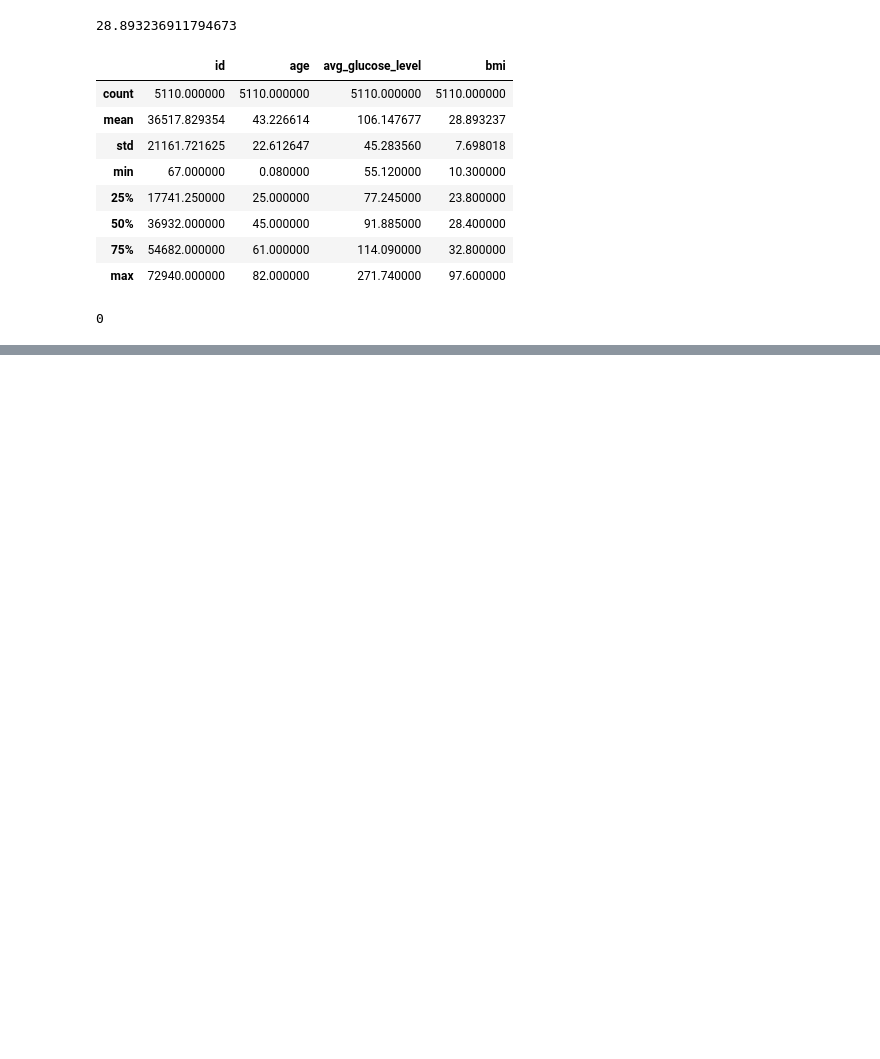
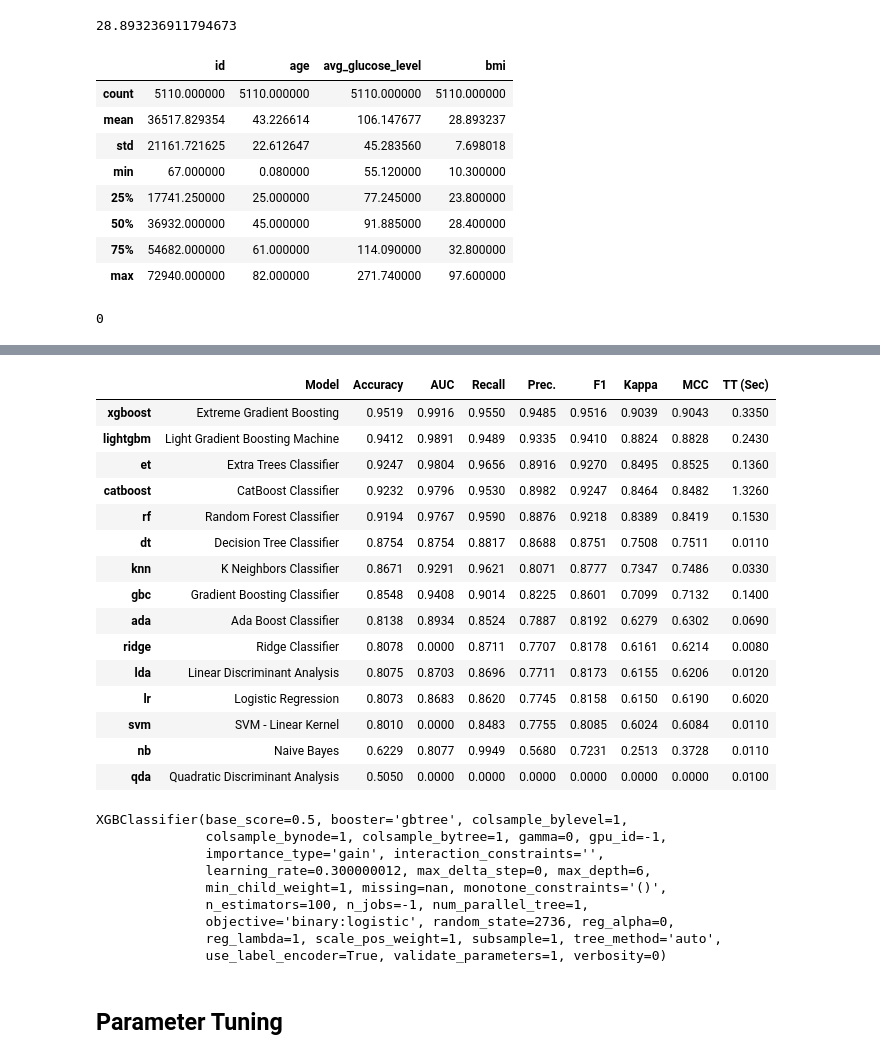
Before and after one commit to SDLoyd/Stroke, a Jupyter notebook: code/stroke.ipynb, the cells around one changed output, grey strips where cells are left out. Saved outputs shown, nothing was run; the diff lists cells and outputs as text; code cells hidden in the pictures; blank space fills up the shorter version.

```diff
--- a/code/stroke.ipynb
+++ b/code/stroke.ipynb
@@ -111,0 +310,30 @@ stroke_df.bmi.isnull().sum()
+# %%
+compare_models()
+# %% [output]
+|  | Model | Accuracy | AUC | Recall | Prec. | F1 | Kappa | MCC | TT (Sec) |
+| xgboost | Extreme Gradient Boosting | 0.9519 | 0.9916 | 0.9550 | 0.9485 | 0.9516 | 0.9039 | 0.9043 | 0.3350 |
+| lightgbm | Light Gradient Boosting Machine | 0.9412 | 0.9891 | 0.9489 | 0.9335 | 0.9410 | 0.8824 | 0.8828 | 0.2430 |
+| et | Extra Trees Classifier | 0.9247 | 0.9804 | 0.9656 | 0.8916 | 0.9270 | 0.8495 | 0.8525 | 0.1360 |
+| catboost | CatBoost Classifier | 0.9232 | 0.9796 | 0.9530 | 0.8982 | 0.9247 | 0.8464 | 0.8482 | 1.3260 |
+| rf | Random Forest Classifier | 0.9194 | 0.9767 | 0.9590 | 0.8876 | 0.9218 | 0.8389 | 0.8419 | 0.1530 |
+| dt | Decision Tree Classifier | 0.8754 | 0.8754 | 0.8817 | 0.8688 | 0.8751 | 0.7508 | 0.7511 | 0.0110 |
+| knn | K Neighbors Classifier | 0.8671 | 0.9291 | 0.9621 | 0.8071 | 0.8777 | 0.7347 | 0.7486 | 0.0330 |
+| gbc | Gradient Boosting Classifier | 0.8548 | 0.9408 | 0.9014 | 0.8225 | 0.8601 | 0.7099 | 0.7132 | 0.1400 |
+| ada | Ada Boost Classifier | 0.8138 | 0.8934 | 0.8524 | 0.7887 | 0.8192 | 0.6279 | 0.6302 | 0.0690 |
+| ridge | Ridge Classifier | 0.8078 | 0.0000 | 0.8711 | 0.7707 | 0.8178 | 0.6161 | 0.6214 | 0.0080 |
+| lda | Linear Discriminant Analysis | 0.8075 | 0.8703 | 0.8696 | 0.7711 | 0.8173 | 0.6155 | 0.6206 | 0.0120 |
+| lr | Logistic Regression | 0.8073 | 0.8683 | 0.8620 | 0.7745 | 0.8158 | 0.6150 | 0.6190 | 0.6020 |
+| svm | SVM - Linear Kernel | 0.8010 | 0.0000 | 0.8483 | 0.7755 | 0.8085 | 0.6024 | 0.6084 | 0.0110 |
+| nb | Naive Bayes | 0.6229 | 0.8077 | 0.9949 | 0.5680 | 0.7231 | 0.2513 | 0.3728 | 0.0110 |
+| qda | Quadratic Discriminant Analysis | 0.5050 | 0.0000 | 0.0000 | 0.0000 | 0.0000 | 0.0000 | 0.0000 | 0.0100 |
+XGBClassifier(base_score=0.5, booster='gbtree', colsample_bylevel=1,
+              colsample_bynode=1, colsample_bytree=1, gamma=0, gpu_id=-1,
+              importance_type='gain', interaction_constraints='',
+              learning_rate=0.300000012, max_delta_step=0, max_depth=6,
+              min_child_weight=1, missing=nan, monotone_constraints='()',
+              n_estimators=100, n_jobs=-1, num_parallel_tree=1,
+              objective='binary:logistic', random_state=2736, reg_alpha=0,
+              reg_lambda=1, scale_pos_weight=1, subsample=1, tree_method='auto',
+              use_label_encoder=True, validate_parameters=1, verbosity=0)
+# %% [markdown]
+## Parameter Tuning
```
Also changed, not shown: parts of 41 cells of this notebook.
